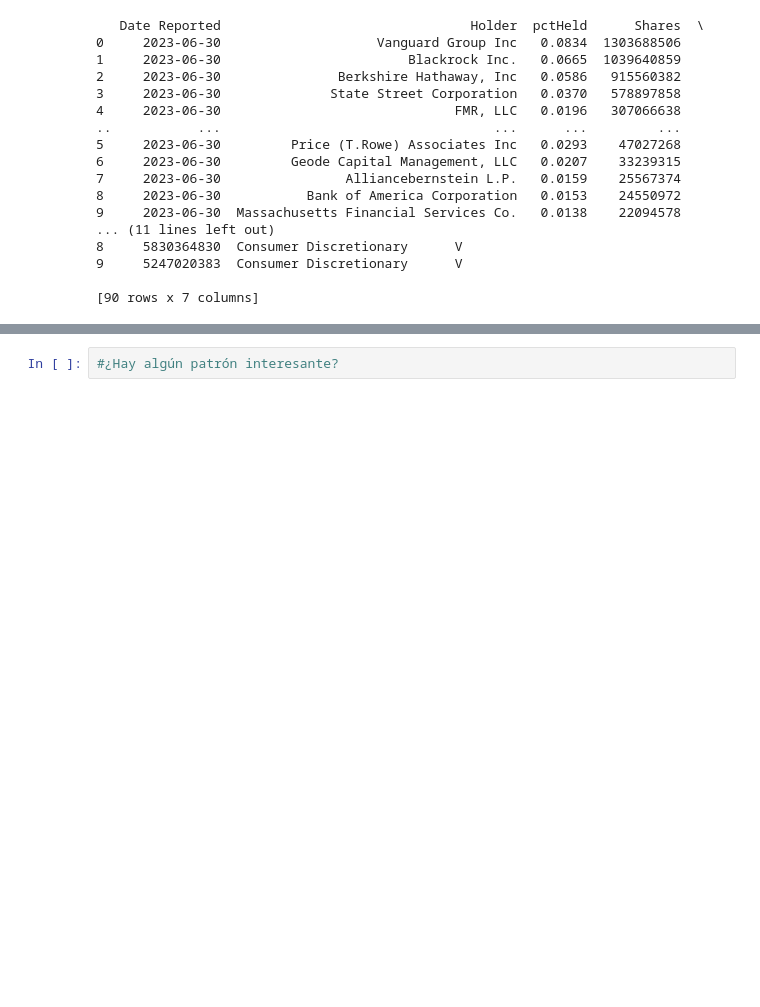
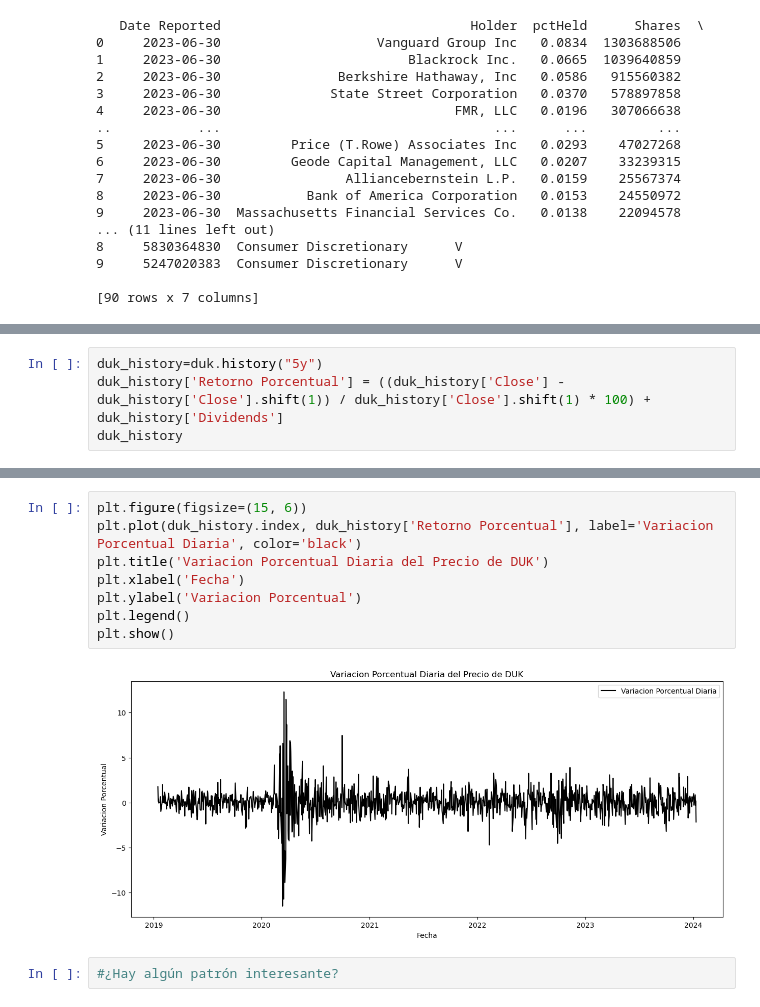
Before and after one commit to qlab-intro-python/tarea-4-mundaca-arce, a Jupyter notebook: tarea_4.ipynb, the cells around one changed output, grey strips where cells are left out. Cells and saved outputs as stored; diff of their text form; blank space fills up the shorter version.

```diff
--- a/tarea_4.ipynb
+++ b/tarea_4.ipynb
@@ -340,0 +421,4 @@ print(resultados_df)
+# %%
+duk_history=duk.history("5y")
+duk_history['Retorno Porcentual'] = ((duk_history['Close'] - duk_history['Close'].shift(1)) / duk_history['Close'].shift(1) * 100) + duk_history['Dividends']
+duk_history
@@ -341,2 +440,12 @@ print(resultados_df)
+# %%
+plt.figure(figsize=(15, 6))
+plt.plot(duk_history.index, duk_history['Retorno Porcentual'], label='Variacion Porcentual Diaria', color='black')
+plt.title('Variacion Porcentual Diaria del Precio de DUK')
+plt.xlabel('Fecha')
+plt.ylabel('Variacion Porcentual')
+plt.legend()
+plt.show()
+# %% [output]
+[figure, added]
 # %%
 #¿Hay algún patrón interesante?
```
Also changed, not shown: parts of 6 cells of this notebook.
